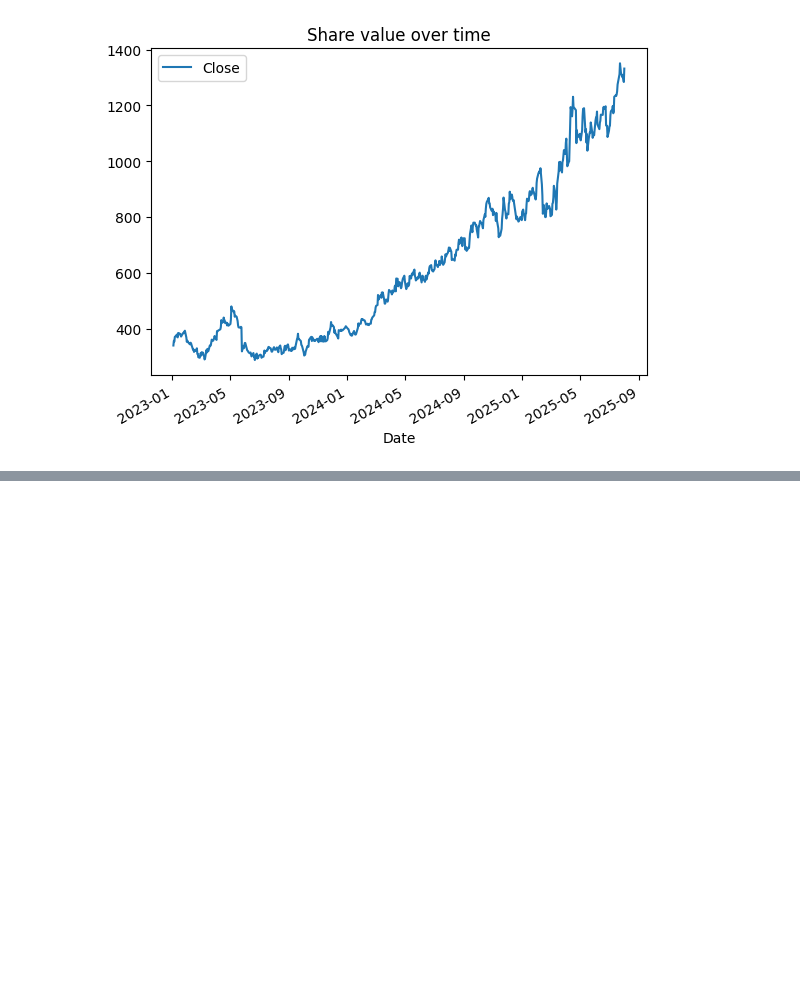
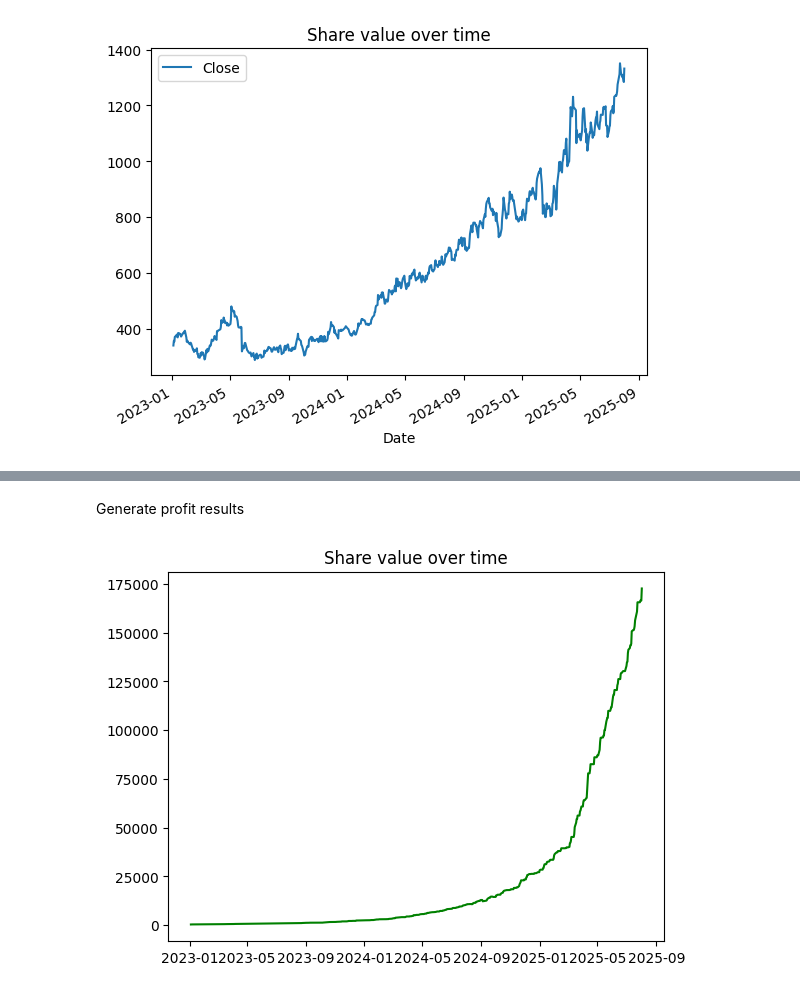
Before and after one commit to hendrivermeulen/FinMLModel, a Jupyter notebook: notebook.ipynb, the cells around one changed output, grey strips where cells are left out. Drawn from its saved outputs; the diff is of its cells as text; code cells hidden in the pictures; blank space fills up the shorter version.

```diff
--- a/notebook.ipynb
+++ b/notebook.ipynb
@@ -23,0 +41,58 @@ plt.show()
+# %% [markdown]
+Generate profit results
+# %%
+profit = 0
+share_count = 1
+next_max = -1
+next_min = -1
+temp_local_max_indices = local_max_indices
+temp_local_min_indices = local_min_indices
+
+total_value = []
+
+def pop(arr: np.array):
+    if len(arr) > 0:
+        value = arr[0]
+        arr = arr[1:]
+        return [arr, value]
+    return [[], -1]
+
+def pop_max():
+    global temp_local_max_indices, next_max
+    temp_local_max_indices, next_max = pop(temp_local_max_indices)
+
+def pop_min():
+    global temp_local_min_indices, next_min
+    temp_local_min_indices, next_min = pop(temp_local_min_indices)
+
+pop_max()
+pop_min()
+for i in range(len(df['Close'])):
+    close = df['Close'][i]
+
+    while next_max != -1 and i > next_max:
+        pop_max()
+
+    while next_min != -1 and i > next_min:
+        pop_min()
+
+    if i == next_max and share_count > 0:
+        profit += share_count * close
+        share_count = 0
+        pop_max()
+
+    if i == next_min and profit >= close:
+        shares = int(profit/close)
+        share_count = shares
+        profit -= shares * close
+        pop_min()
+
+    total_value.append(profit + share_count*close)
+
+value_df = pd.DataFrame(total_value, columns=['Value'])
+
+plt.plot(df.loc[value_df.index, 'Date'], value_df['Value'], color='green')
+plt.title('Share value over time')
+plt.show()
+# %% [output]
+[figure, added]
```
Also changed, not shown: parts of 3 cells of this notebook, 1 other file.
